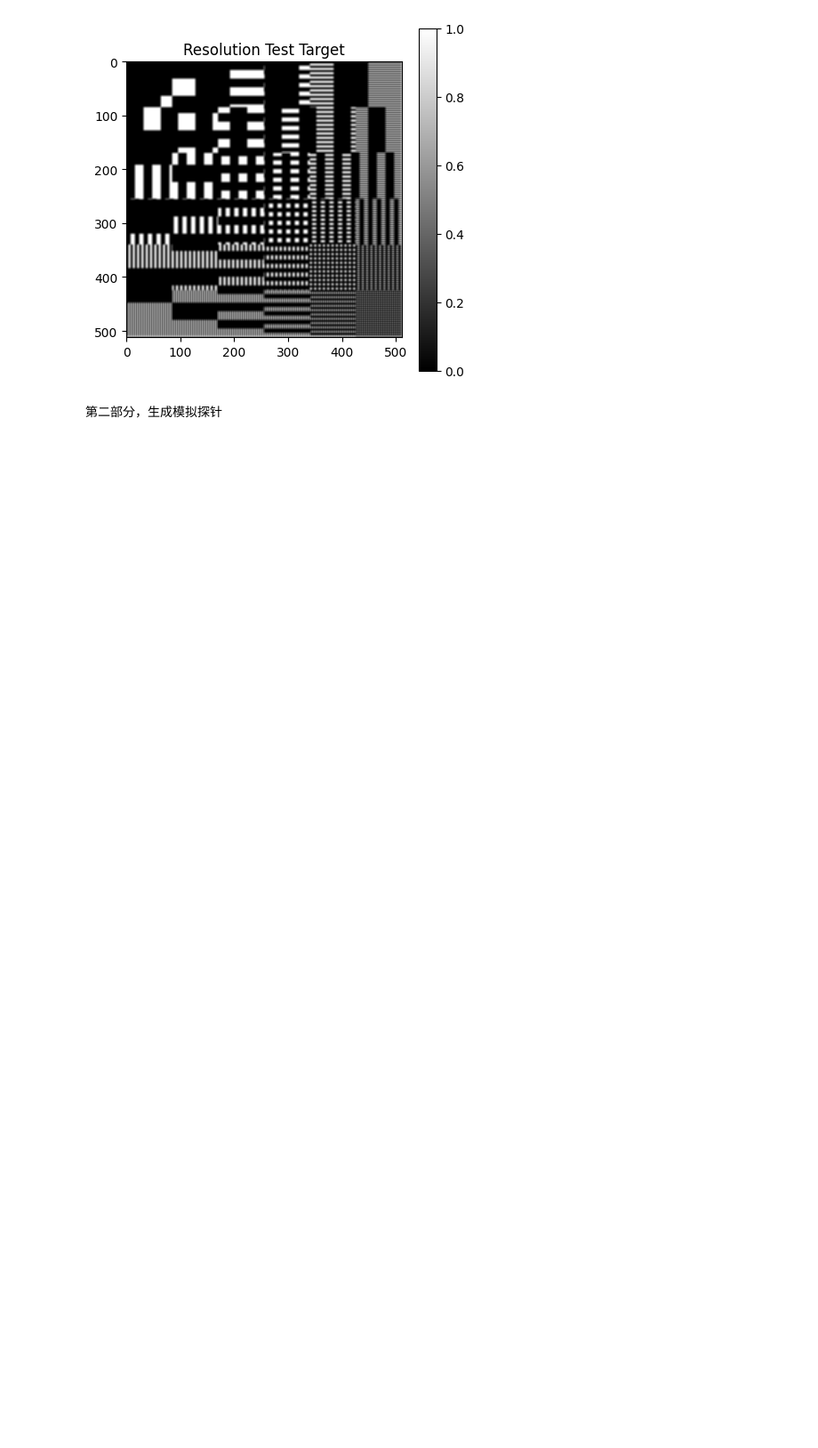
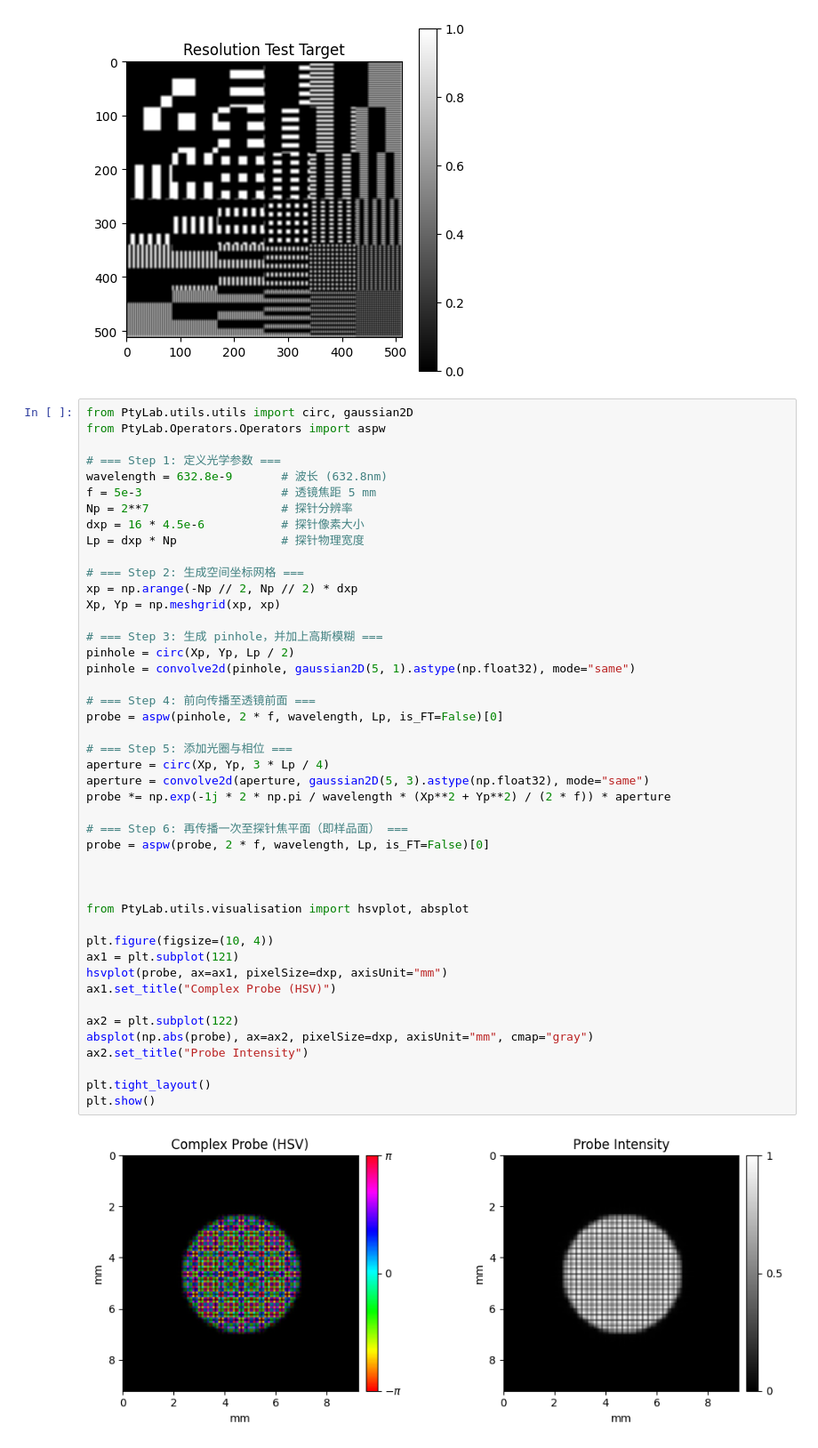
Before and after one commit to blowsummer/ceraflo, a Jupyter notebook: demo.ipynb, the cells around one changed output. Shown at 89% size. Saved outputs shown, nothing was run; the diff lists cells and outputs as text; blank space fills up the shorter version.

```diff
--- a/demo.ipynb
+++ b/demo.ipynb
@@ -342,5 +340,50 @@ plt.colorbar()
 plt.show()
 # %% [output]
 [figure]
-# %% [markdown]
-第二部分，生成模拟探针
+# %%
+from PtyLab.utils.utils import circ, gaussian2D
+from PtyLab.Operators.Operators import aspw
+
+# === Step 1: 定义光学参数 ===
+wavelength = 632.8e-9       # 波长 (632.8nm)
+f = 5e-3                    # 透镜焦距 5 mm
+Np = 2**7                   # 探针分辨率
+dxp = 16 * 4.5e-6           # 探针像素大小
+Lp = dxp * Np               # 探针物理宽度
+
+# === Step 2: 生成空间坐标网格 ===
+xp = np.arange(-Np // 2, Np // 2) * dxp
+Xp, Yp = np.meshgrid(xp, xp)
+
+# === Step 3: 生成 pinhole，并加上高斯模糊 ===
+pinhole = circ(Xp, Yp, Lp / 2)
+pinhole = convolve2d(pinhole, gaussian2D(5, 1).astype(np.float32), mode="same")
+
+# === Step 4: 前向传播至透镜前面 ===
+probe = aspw(pinhole, 2 * f, wavelength, Lp, is_FT=False)[0]
+
+# === Step 5: 添加光圈与相位 ===
+aperture = circ(Xp, Yp, 3 * Lp / 4)
+aperture = convolve2d(aperture, gaussian2D(5, 3).astype(np.float32), mode="same")
+probe *= np.exp(-1j * 2 * np.pi / wavelength * (Xp**2 + Yp**2) / (2 * f)) * aperture
+
+# === Step 6: 再传播一次至探针焦平面（即样品面） ===
+probe = aspw(probe, 2 * f, wavelength, Lp, is_FT=False)[0]
+
+
+
+from PtyLab.utils.visualisation import hsvplot, absplot
+
+plt.figure(figsize=(10, 4))
+ax1 = plt.subplot(121)
+hsvplot(probe, ax=ax1, pixelSize=dxp, axisUnit="mm")
+ax1.set_title("Complex Probe (HSV)")
+
+ax2 = plt.subplot(122)
+absplot(np.abs(probe), ax=ax2, pixelSize=dxp, axisUnit="mm", cmap="gray")
+ax2.set_title("Probe Intensity")
+
+plt.tight_layout()
+plt.show()
+# %% [output]
+[figure, added]
```
Also changed, not shown: parts of 6 cells of this notebook.
